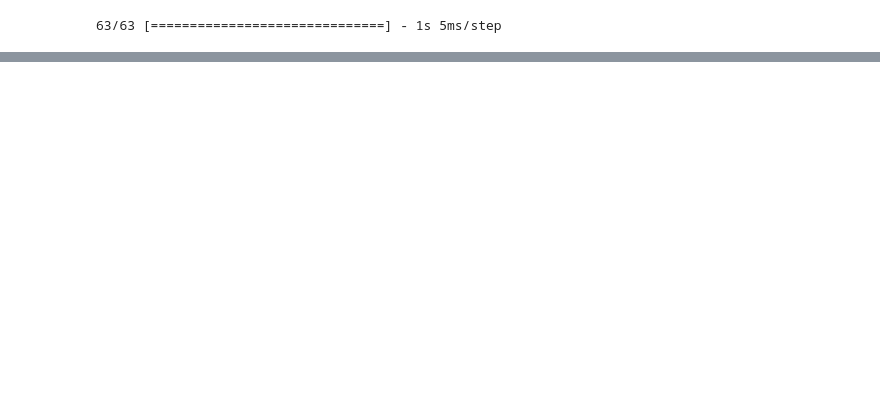
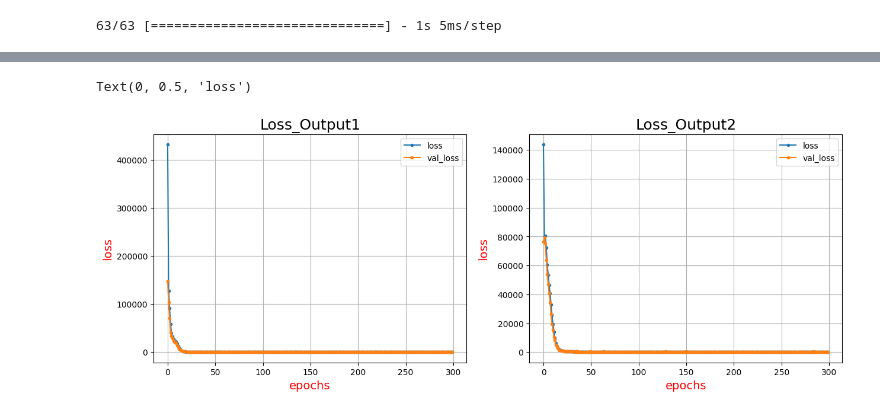
Before and after one commit to yuji-sgs/m1-reserch, a Jupyter notebook: MOPSO.ipynb, the cells around one changed output, grey strips where cells are left out. Cells and saved outputs as stored; diff of their text form; code cells hidden in the pictures; blank space fills up the shorter version.

```diff
--- a/MOPSO.ipynb
+++ b/MOPSO.ipynb
@@ -165,0 +221,44 @@ pred1, pred2 = model.predict(x_test)
+# %%
+# Figureを追加
+fig = plt.figure(figsize = (15, 5))
+
+# Output1 ====================================================================
+# 1×2 の1枚目に描画する
+loss_graph1 = fig.add_subplot(1, 2, 1)
+
+# x,yに要素追加
+loss1 = history.history['output1_loss']
+val_loss1 = history.history['val_output1_loss']
+epochs1 = len(loss1)
+
+# グラフ設定
+loss_graph1.plot(range(epochs), loss1, marker='.', label='loss')
+loss_graph1.plot(range(epochs), val_loss1, marker='.', label='val_loss')
+loss_graph1.set_title("Loss_Output1", size = 18)
+loss_graph1.legend(loc='best')
+loss_graph1.grid()
+loss_graph1.set_xlabel("epochs", size = 14, color = "r")
+loss_graph1.set_ylabel("loss", size = 14, color = "r")
+
+#==============================================================================
+# Output2 ====================================================================
+# 1×2 の2枚目に描画する
+loss_graph2 = fig.add_subplot(1, 2, 2)
+
+# x,yに要素追加
+loss2 = history.history['output2_loss']
+val_loss2 = history.history['val_output2_loss']
+epochs2 = len(loss2)
+
+# グラフ設定
+loss_graph2.plot(range(epochs), loss2, marker='.', label='loss')
+loss_graph2.plot(range(epochs), val_loss2, marker='.', label='val_loss')
+loss_graph2.set_title("Loss_Output2", size = 18)
+loss_graph2.legend(loc='best')
+loss_graph2.grid()
+loss_graph2.set_xlabel("epochs", size = 14, color = "r")
+loss_graph2.set_ylabel("loss", size = 14, color = "r")
+#==============================================================
+# %% [output]
+Text(0, 0.5, 'loss')
+[figure, added]
```
Also changed, not shown: parts of 4 cells of this notebook.
